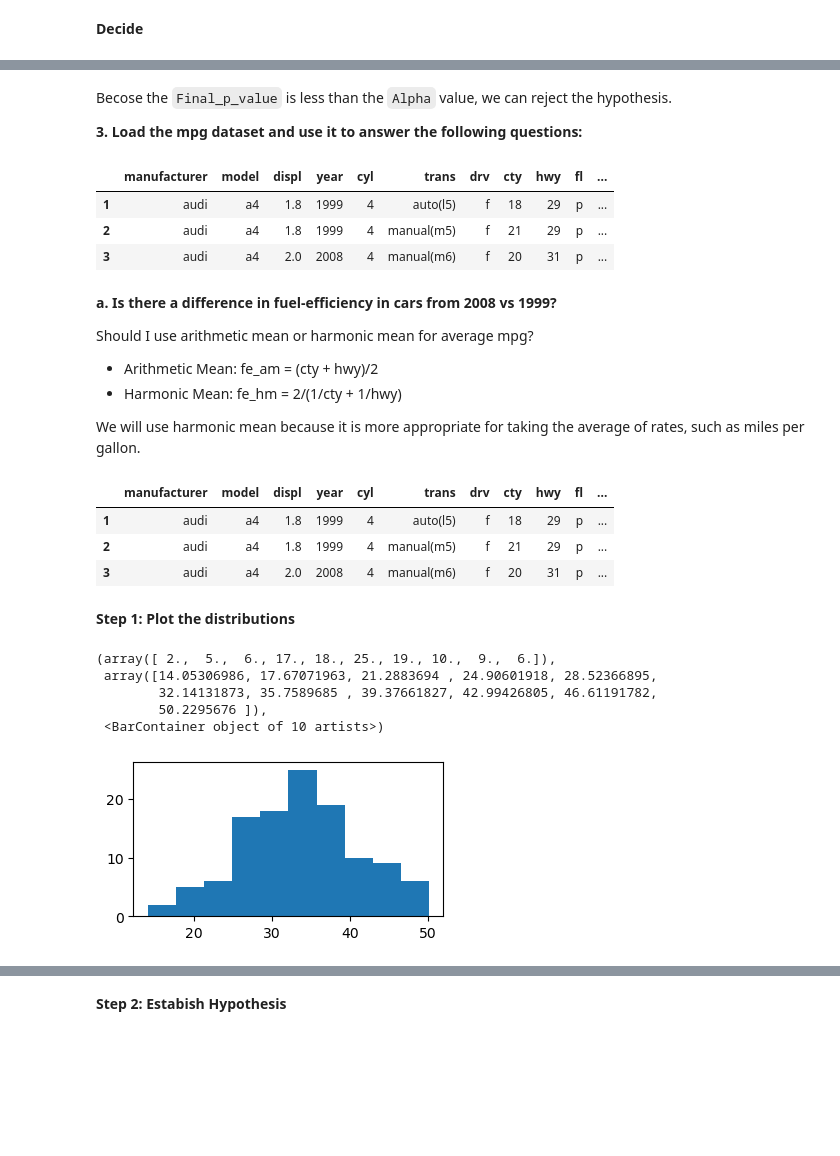
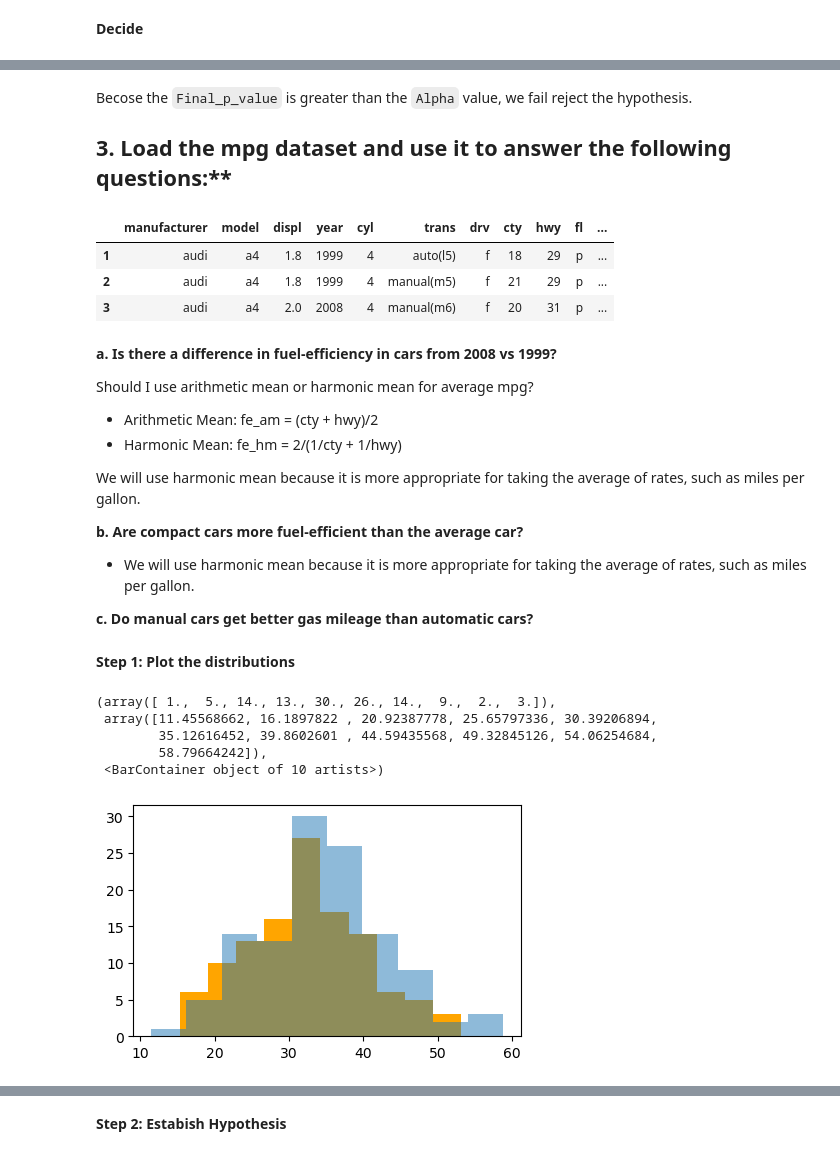
Before and after one commit to MigashaneVictoire/statistics-exercises, a Jupyter notebook: hypothesis_testing.ipynb, the cells around one changed output, grey strips where cells are left out. Drawn from its saved outputs; the diff is of its cells as text; code cells hidden in the pictures; blank space fills up the shorter version.

```diff
--- a/hypothesis_testing.ipynb
+++ b/hypothesis_testing.ipynb
@@ -157,7 +147,7 @@ We can reject the null hypothesis
 # %% [markdown]
-Becose the `Final_p_value` is less than the `Alpha` value, we can reject the hypothesis.
+Becose the `Final_p_value` is greater than the `Alpha` value, we fail reject the hypothesis.
 
-**3. Load the mpg dataset and use it to answer the following questions:**
+## 3. Load the mpg dataset and use it to answer the following questions:**
 # %%
 mpg = datasets.data("mpg")
 mpg.head(3)
@@ -174,35 +164,42 @@ Should I use arithmetic mean or harmonic mean for average mpg?
 - Harmonic Mean: fe_hm = 2/(1/cty + 1/hwy)
 
 We will use harmonic mean because it is more appropriate for taking the average of rates, such as miles per gallon.
+
+**b. Are compact cars more fuel-efficient than the average car?**
+- We will use harmonic mean because it is more appropriate for taking the average of rates, such as miles per gallon.
+
+**c. Do manual cars get better gas mileage than automatic cars?**
-# %%
-mpg["total_miles"] = 2/(1/mpg["cty"]) + (1/mpg["hwy"])
-mpg.head(3)
-# %% [output]
-|  | manufacturer | model | displ | year | cyl | trans | drv | cty | hwy | fl | ... |
-| 1 | audi | a4 | 1.8 | 1999 | 4 | auto(l5) | f | 18 | 29 | p | ... |
-| 2 | audi | a4 | 1.8 | 1999 | 4 | manual(m5) | f | 21 | 29 | p | ... |
-| 3 | audi | a4 | 2.0 | 2008 | 4 | manual(m6) | f | 20 | 31 | p | ... |
 # %% [markdown]
 **Step 1: Plot the distributions**
 # %%
+# question a
+# create a column that computs for the fuel
+mpg["total_miles"] = 2/(1/mpg["cty"]) + (1/mpg["hwy"])
+
 # retreive only the total miles column
 cars1 = mpg[mpg["year"] == 2008].total_miles
+cars2 = mpg[mpg["year"] == 1999].total_miles
 
 # get mean and standard deviation to create the normal distribution
 cars1_mean, cars1_std = cars1.mean(), cars1.std()
+cars2_mean, cars2_std = cars2.mean(), cars2.std()
 
 # get normal distribution
 cars1_dristribution = stats.norm(cars1_mean, cars1_std)
 cars1_sample_dristribution = cars1_dristribution.rvs(len(cars1))
 
+cars2_dristribution = stats.norm(cars2_mean, cars2_std)
+cars2_sample_dristribution = cars2_dristribution.rvs(len(cars2))
+
 # visual
-plt.figure(figsize=(4,2))
-plt.hist(cars1_sample_dristribution)
+plt.figure(figsize=(5,3))
+plt.hist(cars1_sample_dristribution, color= "orange", label="2008")
+plt.hist(cars2_sample_dristribution, alpha= 0.5, label= "1999")
 # %% [output]
-(array([ 2.,  5.,  6., 17., 18., 25., 19., 10.,  9.,  6.]),
- array([14.05306986, 17.67071963, 21.2883694 , 24.90601918, 28.52366895,
-        32.14131873, 35.7589685 , 39.37661827, 42.99426805, 46.61191782,
-        50.2295676 ]),
+(array([ 1.,  5., 14., 13., 30., 26., 14.,  9.,  2.,  3.]),
+ array([11.45568662, 16.1897822 , 20.92387778, 25.65797336, 30.39206894,
+        35.12616452, 39.8602601 , 44.59435568, 49.32845126, 54.06254684,
+        58.79664242]),
  <BarContainer object of 10 artists>)
-[figure, old version]
+[figure, new version]
 # %%
```
Also changed, not shown: parts of 72 cells of this notebook, 1 other file.
